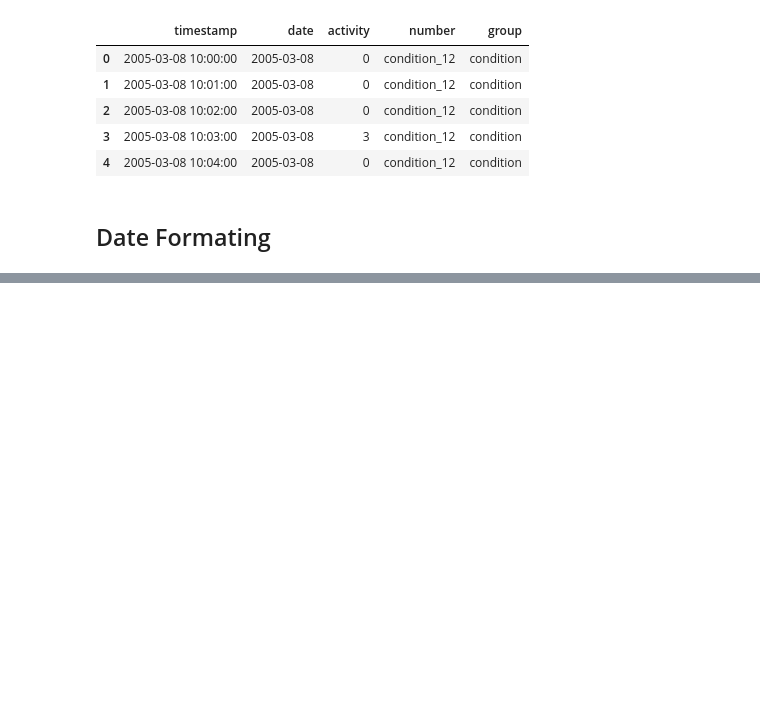
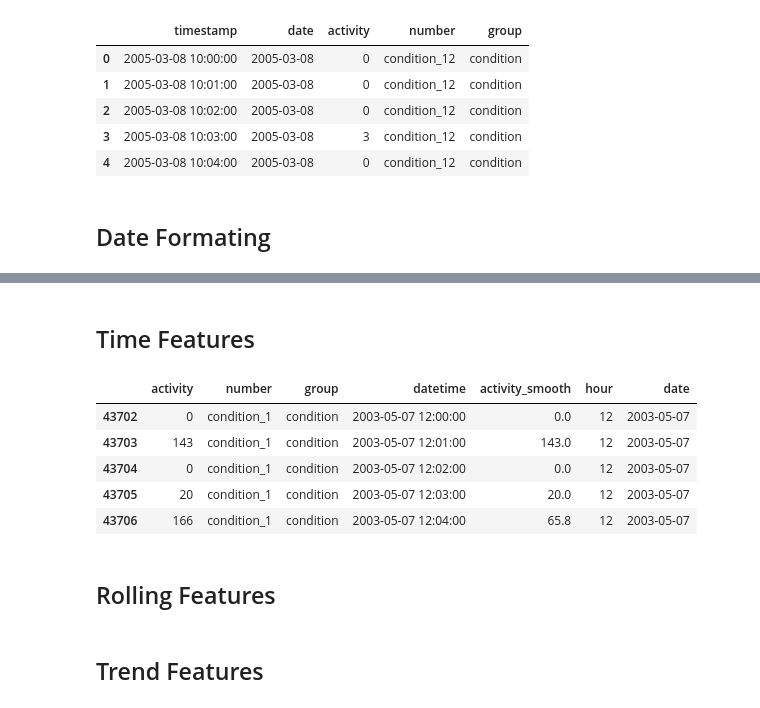
Before and after one commit to Razany98/Depresjon-Episode-Prediction, a Jupyter notebook: Depresjon-Episode-Prediction.ipynb, the cells around one changed output, grey strips where cells are left out. Cells and saved outputs as stored; diff of their text form; code cells hidden in the pictures; blank space fills up the shorter version.

```diff
--- a/Depresjon-Episode-Prediction.ipynb
+++ b/Depresjon-Episode-Prediction.ipynb
@@ -89,0 +113,26 @@ activity = activity.drop(columns=['timestamp', 'date'])
+# %%
+# Smooth noisy activity signal using moving average
+
+activity_df['activity_smooth'] = (
+
+    activity_df
+    .groupby('number')['activity']
+
+    .rolling(window=5)
+
+    .mean()
+
+    .reset_index(level=0, drop=True)
+
+)
+
+# Fill missing values
+activity_df['activity_smooth'] = (
+
+    activity_df['activity_smooth']
+
+    .fillna(activity_df['activity'])
+
+)
+
+activity_df.head()
@@ -89,0 +146,25 @@ activity = activity.drop(columns=['timestamp', 'date'])
+# %% [markdown]
+## Time Features
+# %%
+# Extract hour from datetime
+
+activity_df['hour'] = (
+    activity_df['datetime'].dt.hour
+)
+
+# Extract date only
+
+activity_df['date'] = (
+    activity_df['datetime'].dt.date
+)
+
+activity_df.head()
+# %% [output]
+|  | activity | number | group | datetime | activity_smooth | hour | date |
+| 43702 | 0 | condition_1 | condition | 2003-05-07 12:00:00 | 0.0 | 12 | 2003-05-07 |
+| 43703 | 143 | condition_1 | condition | 2003-05-07 12:01:00 | 143.0 | 12 | 2003-05-07 |
+| 43704 | 0 | condition_1 | condition | 2003-05-07 12:02:00 | 0.0 | 12 | 2003-05-07 |
+| 43705 | 20 | condition_1 | condition | 2003-05-07 12:03:00 | 20.0 | 12 | 2003-05-07 |
+| 43706 | 166 | condition_1 | condition | 2003-05-07 12:04:00 | 65.8 | 12 | 2003-05-07 |
+# %% [markdown]
+## Rolling Features
@@ -89,0 +197,2 @@ activity = activity.drop(columns=['timestamp', 'date'])
+# %% [markdown]
+## Trend Features
```
Also changed, not shown: parts of 35 cells of this notebook.
